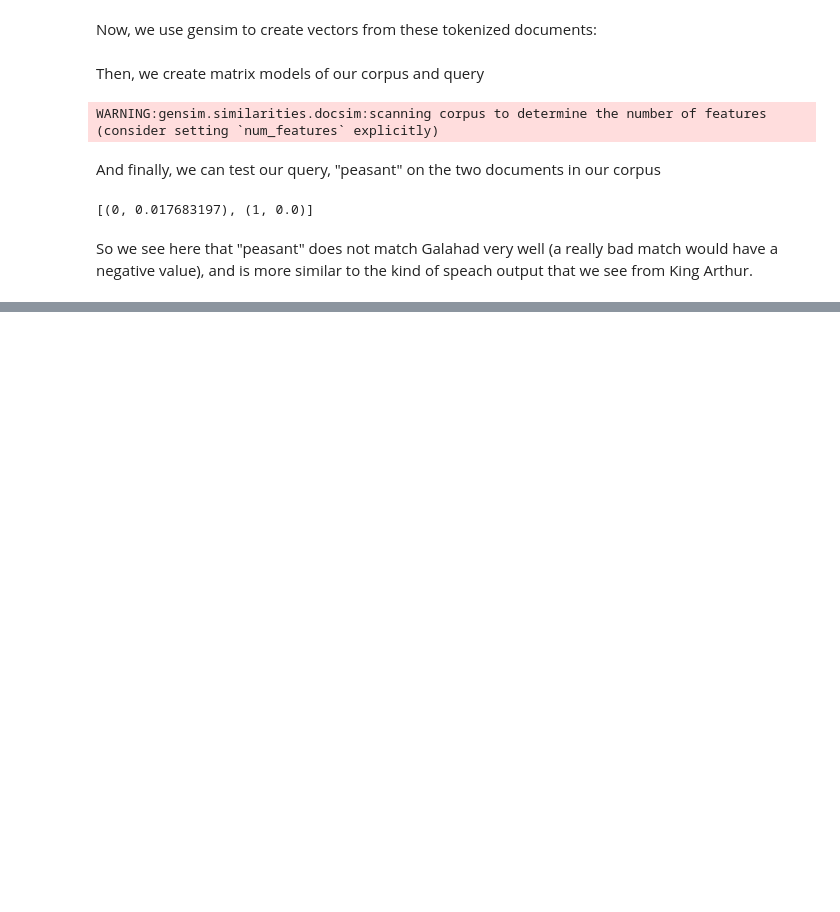
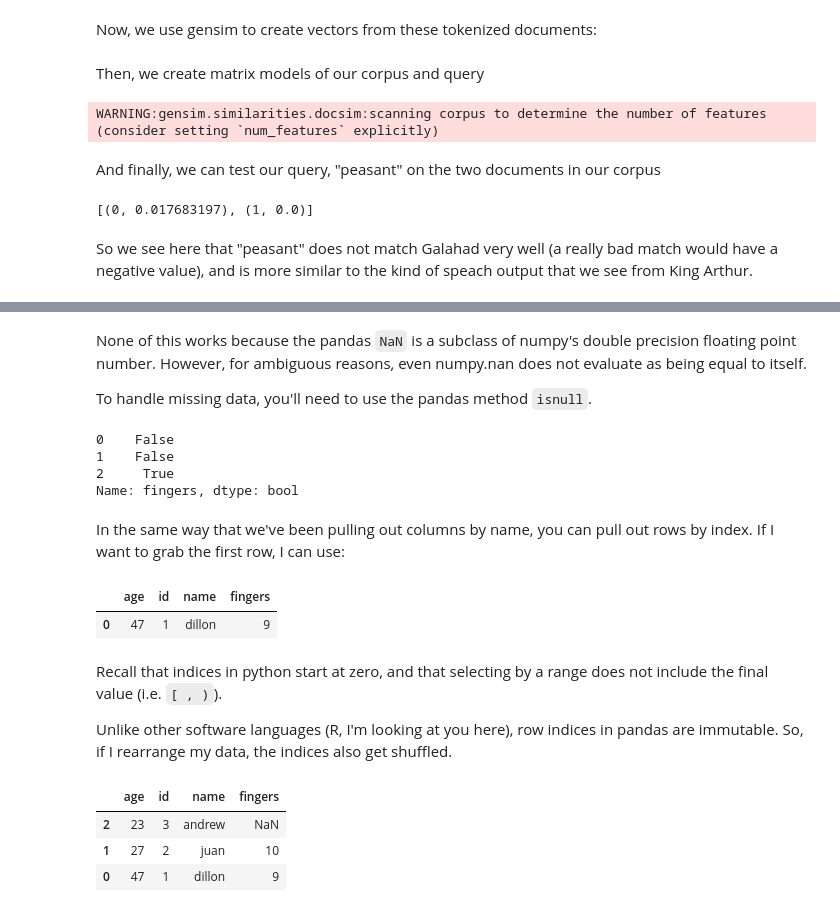
Before and after one commit to dlab-berkeley/python-for-everything, a Jupyter notebook: instructor/day_three.ipynb, the cells around one changed output, grey strips where cells are left out. Drawn from its saved outputs; the diff is of its cells as text; code cells hidden in the pictures; blank space fills up the shorter version.

Commit message:
pandas basics and merging added

```diff
--- a/instructor/day_three.ipynb
+++ b/instructor/day_three.ipynb
@@ -457,0 +524,29 @@ So we see here that "peasant" does not match Galahad very well (a really bad mat
+# %% [markdown]
+None of this works because the pandas `NaN` is a subclass of numpy's double precision floating point number. However, for ambiguous reasons, even numpy.nan does not evaluate as being equal to itself.
+
+To handle missing data, you'll need to use the pandas method `isnull`.
+# %%
+pd.isnull(table['fingers'])
+# %% [output]
+0    False
+1    False
+2     True
+Name: fingers, dtype: bool
+# %% [markdown]
+In the same way that we've been pulling out columns by name, you can pull out rows by index. If I want to grab the first row, I can use:
+# %%
+table[:1]
+# %% [output]
+|  | age | id | name | fingers |
+| 0 | 47 | 1 | dillon | 9 |
+# %% [markdown]
+Recall that indices in python start at zero, and that selecting by a range does not include the final value (i.e. `[ , )`).
+
+Unlike other software languages (R, I'm looking at you here), row indices in pandas are immutable. So, if I rearrange my data, the indices also get shuffled.
+# %%
+table.sort_values('age')
+# %% [output]
+|  | age | id | name | fingers |
+| 2 | 23 | 3 | andrew | NaN |
+| 1 | 27 | 2 | juan | 10 |
+| 0 | 47 | 1 | dillon | 9 |
```
Also changed, not shown: parts of 33 cells of this notebook.
